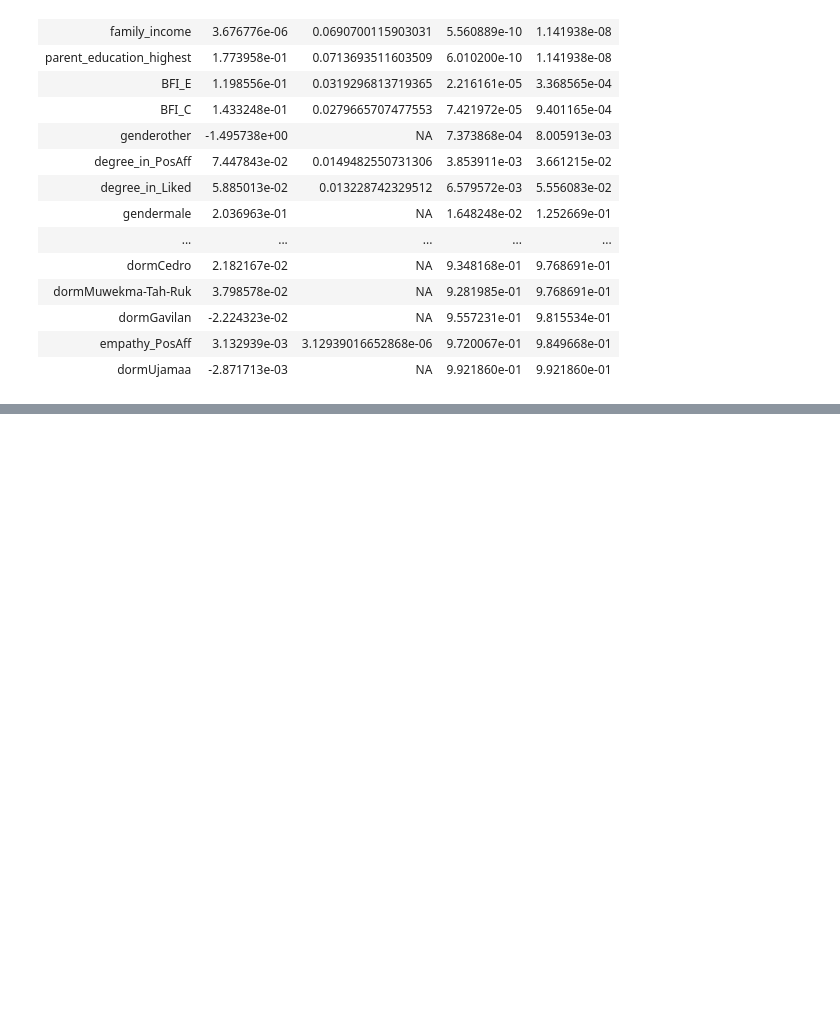
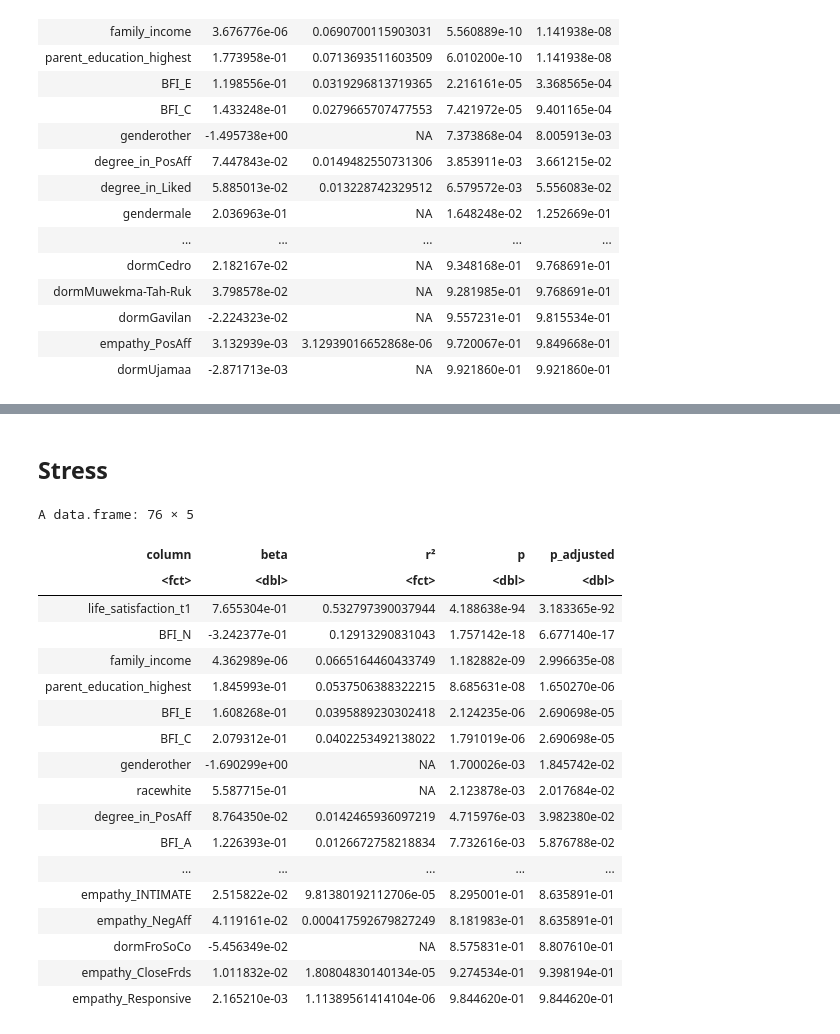
Before and after one commit to snlstanford/Communities-Project, a Jupyter notebook: analysis/2019/Analysis - Network statistics do not predict t2 wellbeing, and thus cannot mediate anything.ipynb, the cells around one changed output, grey strips where cells are left out. Saved outputs shown, nothing was run; the diff lists cells and outputs as text; code cells hidden in the pictures; blank space fills up the shorter version.

```diff
--- a/analysis/2019/Analysis - Network statistics do not predict t2 wellbeing, and thus cannot mediate anything.ipynb
+++ b/analysis/2019/Analysis - Network statistics do not predict t2 wellbeing, and thus cannot mediate anything.ipynb
@@ -172,0 +275,51 @@ s.
+# %% [markdown]
+## Stress
+# %%
+frame = NULL
+for (col in names(df)) {
+    # The only items that end with 't1' and 't2' are well-being
+    # measures, which we don't want to include *except* for the
+    # t1 composite well being. That is, we don't want to include
+    # life_satisfaction_t1 or life_satisfaction_t2 since they are
+    # parts of the wellbeing_composite measure of interest.
+    if (endsWith(col, 't2')) next;
+    if (endsWith(col, 't1') & col != 'life_satisfaction_t1') next;
+    model = lm(as.formula(paste('life_satisfaction_t2 ~', col)), df)
+    params = summary(model)$coefficients
+    N = length(row.names(params))
+    r2 = summary(model)$r.squared
+    if (N > 2) {
+        r2 = NA
+    }
+    for (i in 2:N) {
+        b = params[i, 1]
+        p = params[i, 4]
+        frame = rbind(frame, c(row.names(params)[i], b, r2, p))
+    }
+}
+frame = as.data.frame(frame)
+names(frame) = c('column', 'beta', 'r²', 'p')
+frame$beta = as.numeric(as.character(frame$beta))
+frame$p = as.numeric(as.character(frame$p))
+frame$p_adjusted = p.adjust(frame$p, method="BH")
+frame %>% arrange(p_adjusted)
+# %% [output]
+A data.frame: 76 × 5
+| column | beta | r² | p | p_adjusted |
+| <fct> | <dbl> | <fct> | <dbl> | <dbl> |
+| life_satisfaction_t1 | 7.655304e-01 | 0.532797390037944 | 4.188638e-94 | 3.183365e-92 |
+| BFI_N | -3.242377e-01 | 0.12913290831043 | 1.757142e-18 | 6.677140e-17 |
+| family_income | 4.362989e-06 | 0.0665164460433749 | 1.182882e-09 | 2.996635e-08 |
+| parent_education_highest | 1.845993e-01 | 0.0537506388322215 | 8.685631e-08 | 1.650270e-06 |
+| BFI_E | 1.608268e-01 | 0.0395889230302418 | 2.124235e-06 | 2.690698e-05 |
+| BFI_C | 2.079312e-01 | 0.0402253492138022 | 1.791019e-06 | 2.690698e-05 |
+| genderother | -1.690299e+00 | NA | 1.700026e-03 | 1.845742e-02 |
+| racewhite | 5.587715e-01 | NA | 2.123878e-03 | 2.017684e-02 |
+| degree_in_PosAff | 8.764350e-02 | 0.0142465936097219 | 4.715976e-03 | 3.982380e-02 |
+| BFI_A | 1.226393e-01 | 0.0126672758218834 | 7.732616e-03 | 5.876788e-02 |
+| ... | ... | ... | ... | ... |
+| empathy_INTIMATE | 2.515822e-02 | 9.81380192112706e-05 | 8.295001e-01 | 8.635891e-01 |
+| empathy_NegAff | 4.119161e-02 | 0.000417592679827249 | 8.181983e-01 | 8.635891e-01 |
+| dormFroSoCo | -5.456349e-02 | NA | 8.575831e-01 | 8.807610e-01 |
+| empathy_CloseFrds | 1.011832e-02 | 1.80804830140134e-05 | 9.274534e-01 | 9.398194e-01 |
+| empathy_Responsive | 2.165210e-03 | 1.11389561414104e-06 | 9.844620e-01 | 9.844620e-01 |
```
Also changed, not shown: parts of 12 cells of this notebook.
